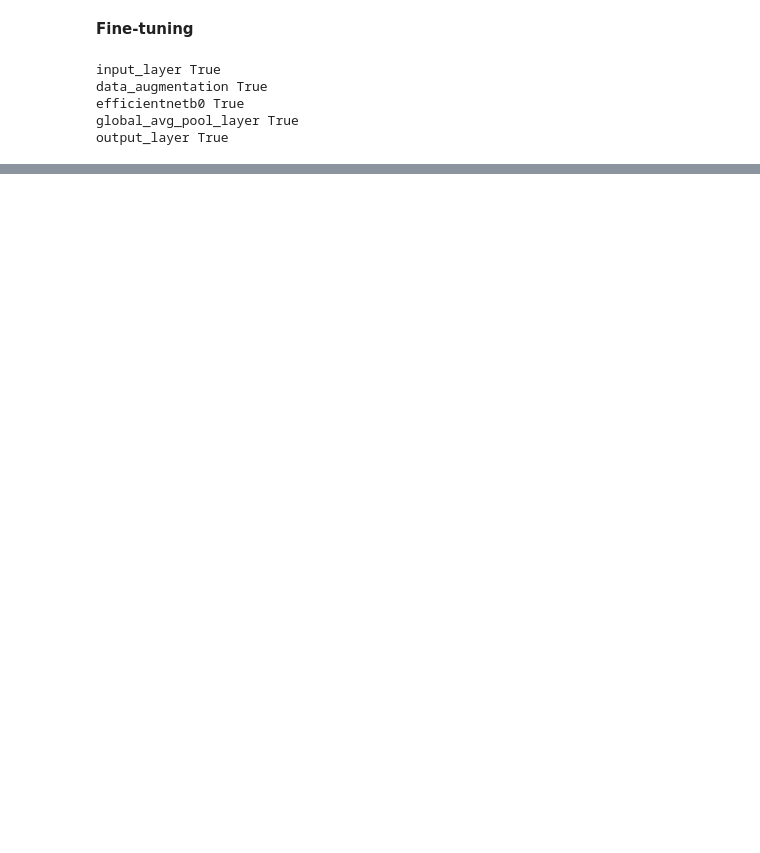
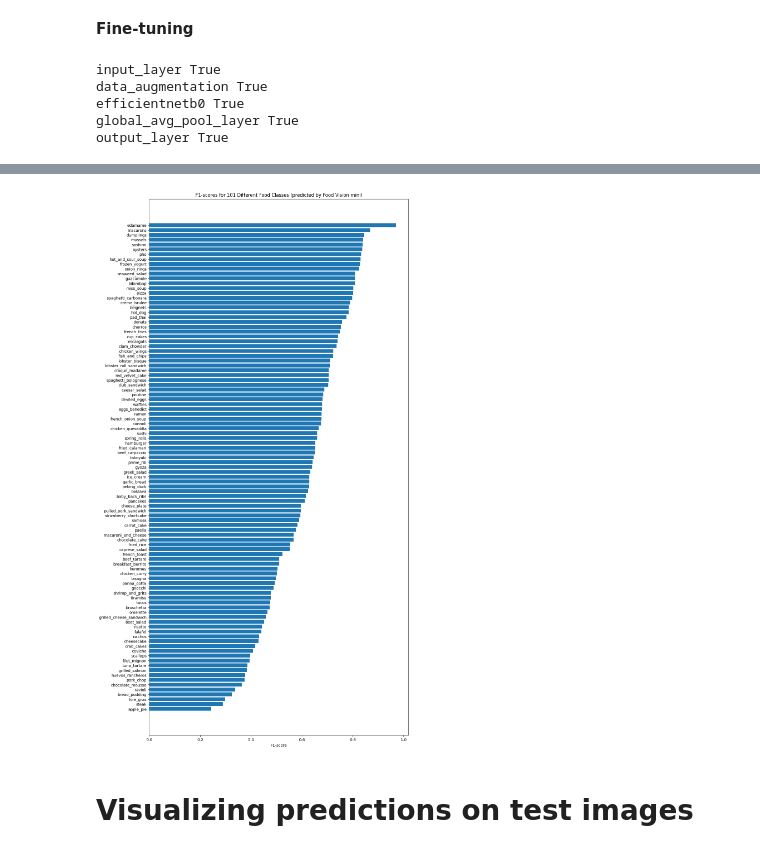
Before and after one commit to mohamed-habib-jaberi/Deep-Learning, a Jupyter notebook: Transfer_Learning_with_TensorFlow_Part_3__Scaling_up_.ipynb, the cells around one changed output, grey strips where cells are left out. Saved outputs shown, nothing was run; the diff lists cells and outputs as text; code cells hidden in the pictures; blank space fills up the shorter version.

```diff
--- a/Transfer_Learning_with_TensorFlow_Part_3__Scaling_up_.ipynb
+++ b/Transfer_Learning_with_TensorFlow_Part_3__Scaling_up_.ipynb
@@ -287,0 +507,5 @@ compare_historys(original_history=history_all_classes_10_percent,
+# %%
+
+# Get a list of class names
+class_names = test_data.class_names
+class_names[:10]
@@ -287,0 +646,5 @@ compare_historys(original_history=history_all_classes_10_percent,
+# %%
+
+# Get a dictionary of the classification report
+classification_report_dict = classification_report(y_labels, pred_classes, output_dict=True)
+classification_report_dict
@@ -287,0 +677,11 @@ compare_historys(original_history=history_all_classes_10_percent,
+# %%
+# Create empty dictionary
+class_f1_scores = {}
+# Loop through classification report dictionary items
+for k, v in classification_report_dict.items():
+  if k == "accuracy": # stop once we get to accuracy key
+    break
+  else:
+    # Add class names and f1-scores to new dictionary
+    class_f1_scores[class_names[int(k)]] = v["f1-score"]
+class_f1_scores
@@ -287,0 +706,5 @@ compare_historys(original_history=history_all_classes_10_percent,
+# %%
+# Trun f1-scores into dataframe for visualization
+import pandas as pd
+f1_scores = pd.DataFrame({"class_names": list(class_f1_scores.keys()),
+                          "f1-score": list(class_f1_scores.values())}).sort_values("f1-score", ascending=False)
@@ -287,0 +726,17 @@ compare_historys(original_history=history_all_classes_10_percent,
+# %%
+import matplotlib.pyplot as plt
+
+fig, ax = plt.subplots(figsize=(12, 25))
+scores = ax.barh(range(len(f1_scores)), f1_scores["f1-score"].values) # get f1-score values
+ax.set_yticks(range(len(f1_scores)))
+ax.set_yticklabels(f1_scores["class_names"])
+ax.set_xlabel("F1-score")
+ax.set_title("F1-scores for 101 Different Food Classes (predicted by Food Vision mini)")
+ax.invert_yaxis(); # reverse the order of our plot
+
+# Challenge: add values to the end of each bar of what the actual f1-score is
+# (hint: use the "autolabel" function from here: https://matplotlib.org/2.0.2/examples/api/barchart_demo.html)
+# %% [output]
+[figure, added]
+# %% [markdown]
+# Visualizing predictions on test images
```
Also changed, not shown: parts of 60 cells of this notebook.
